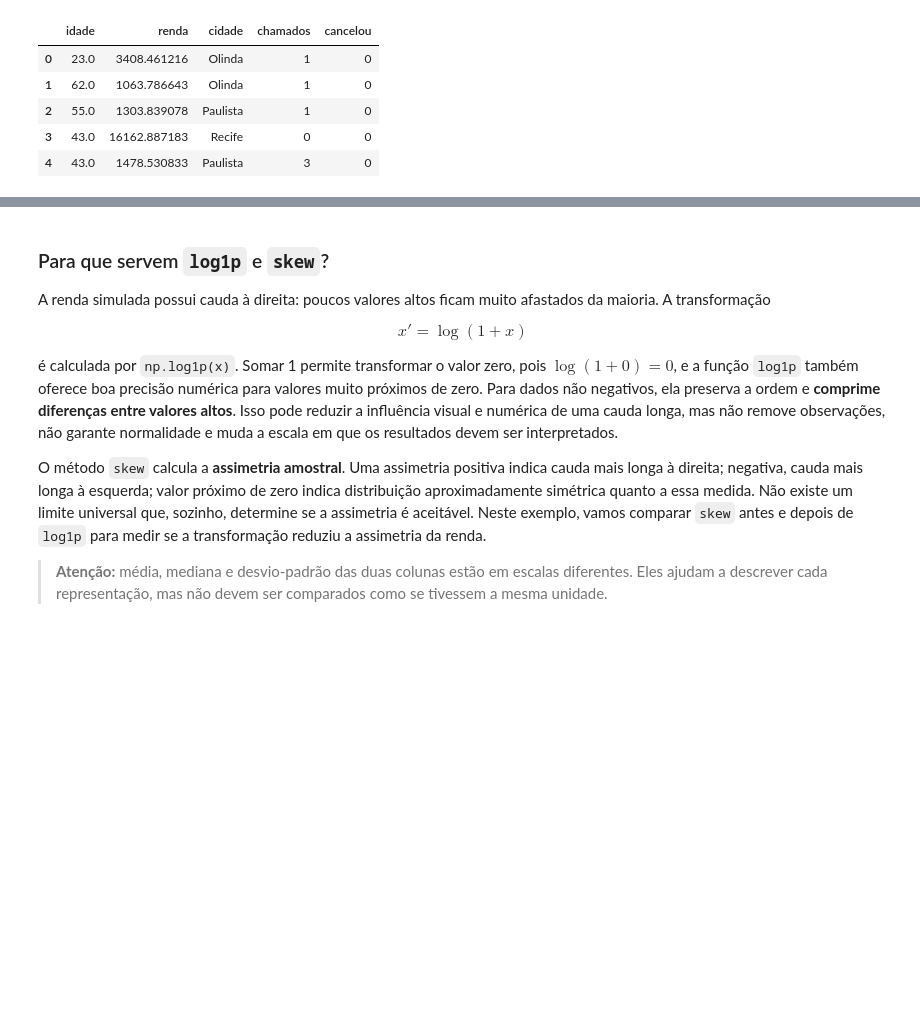
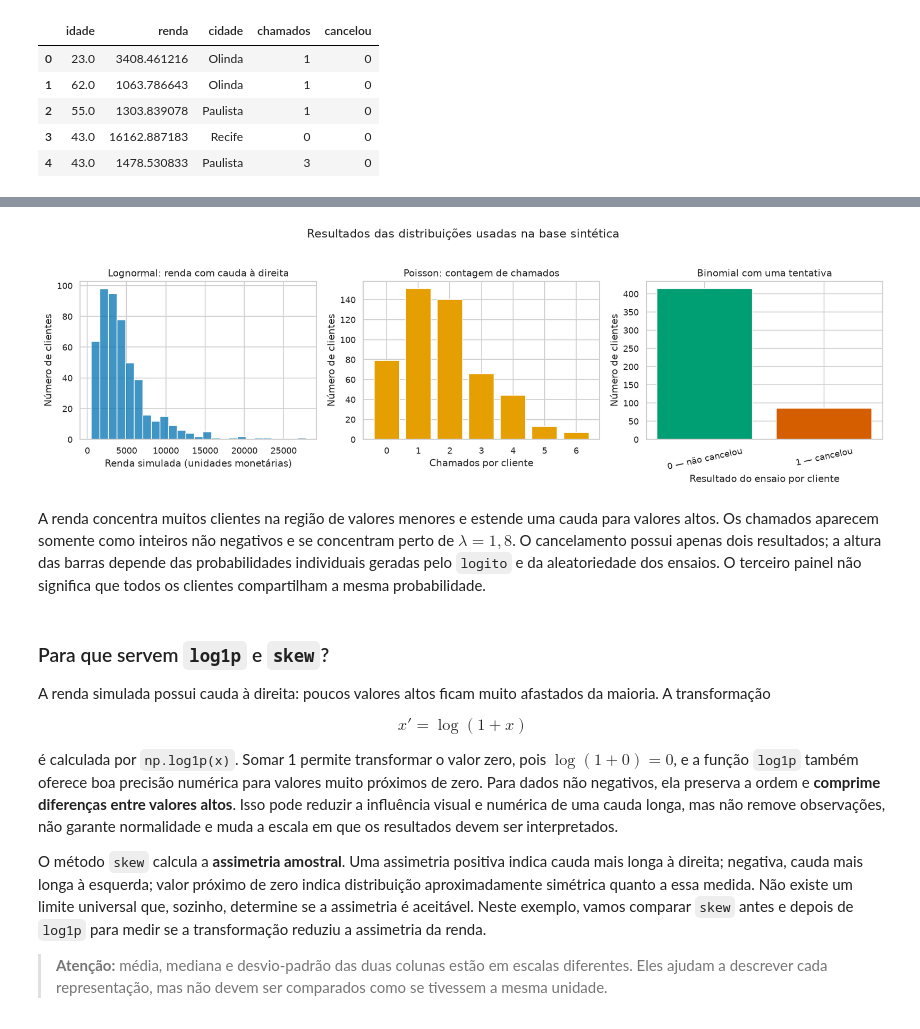
Before and after one commit to lalvim/DataMining, a Jupyter notebook: notebooks/unidade_03/03_02_transformacao_e_discretizacao.ipynb, the cells around one changed output, grey strips where cells are left out. Saved outputs shown, nothing was run; the diff lists cells and outputs as text; code cells hidden in the pictures; blank space fills up the shorter version.

```diff
--- a/notebooks/unidade_03/03_02_transformacao_e_discretizacao.ipynb
+++ b/notebooks/unidade_03/03_02_transformacao_e_discretizacao.ipynb
@@ -17,8 +17,10 @@ Ao concluir este notebook, você será capaz de:
 - comparar discretização por largura e por frequência;
 - usar pipelines ajustados somente com o conjunto de treino.
 # %%
+import matplotlib.pyplot as plt
 import numpy as np
 import pandas as pd
+import seaborn as sns
 from sklearn.compose import ColumnTransformer
 from sklearn.impute import SimpleImputer
 from sklearn.model_selection import train_test_split
@@ -27,6 +29,7 @@ from sklearn.preprocessing import KBinsDiscretizer, OneHotEncoder, StandardScale
 
 RANDOM_STATE = 42
 rng = np.random.default_rng(RANDOM_STATE)
+sns.set_theme(style="whitegrid", context="notebook")
 # %% [markdown]
 ## Escala e forma
 
@@ -61,7 +64,8 @@ dados = pd.DataFrame({
 })
 dados.loc[rng.choice(n, 24, replace=False), "idade"] = np.nan
 logito = -2.0 + 0.45 * dados["chamados"] - 0.00012 * dados["renda"]
-dados["cancelou"] = rng.binomial(1, 1 / (1 + np.exp(-logito)))
+probabilidade_cancelamento = 1 / (1 + np.exp(-logito))
+dados["cancelou"] = rng.binomial(1, probabilidade_cancelamento)
 dados.head()
 # %% [output]
 |  | idade | renda | cidade | chamados | cancelou |
@@ -73,3 +81,37 @@ dados.head()
+# %%
+fig, eixos = plt.subplots(1, 3, figsize=(15, 4.5), dpi=120)
+
+sns.histplot(dados["renda"], bins=25, color="#0072B2", ax=eixos[0])
+eixos[0].set(
+    title="Lognormal: renda com cauda à direita",
+    xlabel="Renda simulada (unidades monetárias)",
+    ylabel="Número de clientes",
+)
+
+frequencia_chamados = dados["chamados"].value_counts().sort_index()
+eixos[1].bar(frequencia_chamados.index, frequencia_chamados.values, color="#E69F00")
+eixos[1].set(
+    title="Poisson: contagem de chamados",
+    xlabel="Chamados por cliente",
+    ylabel="Número de clientes",
+)
+
+frequencia_cancelamento = dados["cancelou"].value_counts().reindex([0, 1], fill_value=0)
+eixos[2].bar(["0 — não cancelou", "1 — cancelou"], frequencia_cancelamento, color=["#009E73", "#D55E00"])
+eixos[2].set(
+    title="Binomial com uma tentativa",
+    xlabel="Resultado do ensaio por cliente",
+    ylabel="Número de clientes",
+)
+eixos[2].tick_params(axis="x", rotation=12)
+
+fig.suptitle("Resultados das distribuições usadas na base sintética", y=1.03)
+fig.tight_layout()
+plt.show()
+# %% [output]
+[figure, added]
+# %% [markdown]
+A renda concentra muitos clientes na região de valores menores e estende uma cauda para valores altos. Os chamados aparecem somente como inteiros não negativos e se concentram perto de $\lambda=1{,}8$. O cancelamento possui apenas dois resultados; a altura das barras depende das probabilidades individuais geradas pelo `logito` e da aleatoriedade dos ensaios. O terceiro painel não significa que todos os clientes compartilham a mesma probabilidade.
 # %% [markdown]
 ### Para que servem `log1p` e `skew`?
 
```
Also changed, not shown: parts of 3 cells of this notebook, 2 other files.
